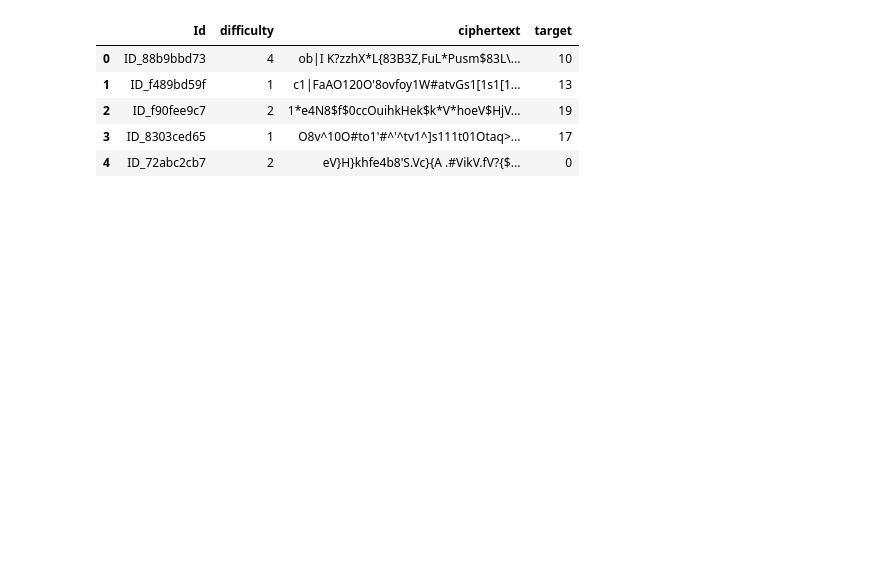
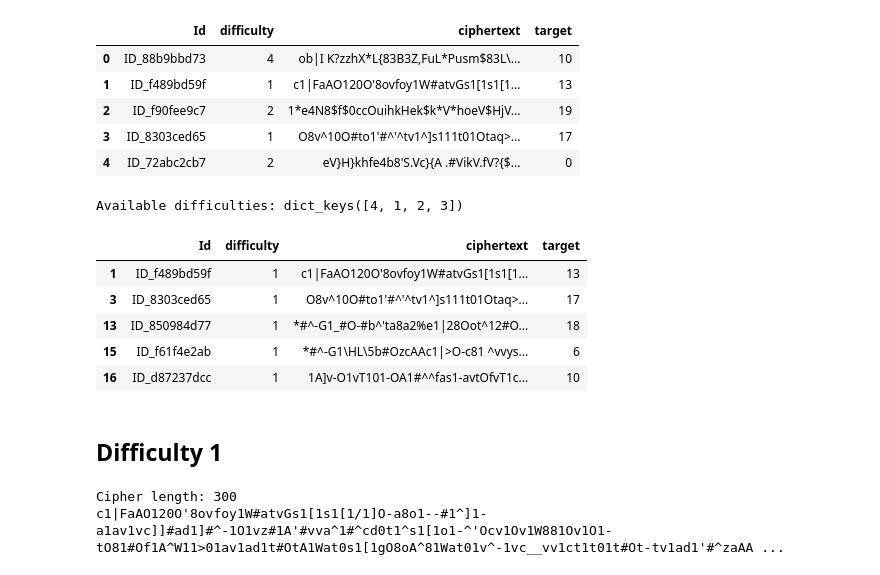
Before and after one commit to GuilhermeFreire/Newsgroups_Ciphertext_Challenge, a Jupyter notebook: exploring.ipynb, the cells around one changed output. Saved outputs shown, nothing was run; the diff lists cells and outputs as text; code cells hidden in the pictures; blank space fills up the shorter version.

```diff
--- a/exploring.ipynb
+++ b/exploring.ipynb
@@ -12,3 +12,26 @@ train_data.head()
 | 2 | ID_f90fee9c7 | 2 | 1*e4N8$f$0ccOuihkHek$k*V*hoeV$HjV... | 19 |
 | 3 | ID_8303ced65 | 1 | O8v^10O#to1'#^'^tv1^]s111t01Otaq>... | 17 |
 | 4 | ID_72abc2cb7 | 2 | eV}H}khfe4b8'S.Vc}{A .#VikV.fV?{$... | 0 |
+# %%
+data_by_level = {difficulty: train_data[train_data["difficulty"] == difficulty] for difficulty in train_data["difficulty"].unique()}
+print(f"Available difficulties: {data_by_level.keys()}")
+# %% [output]
+Available difficulties: dict_keys([4, 1, 2, 3])
+# %%
+data_by_level[1].head()
+# %% [output]
+|  | Id | difficulty | ciphertext | target |
+| 1 | ID_f489bd59f | 1 | c1|FaAO120O'8ovfoy1W#atvGs1[1s1[1... | 13 |
+| 3 | ID_8303ced65 | 1 | O8v^10O#to1'#^'^tv1^]s111t01Otaq>... | 17 |
+| 13 | ID_850984d77 | 1 | *#^-G1_#O-#b^'ta8a2%e1|28Oot^12#O... | 18 |
+| 15 | ID_f61f4e2ab | 1 | *#^-G1\HL\5b#OzcAAc1|>O-c81 ^vvys... | 6 |
+| 16 | ID_d87237dcc | 1 | 1A]v-O1vT101-OA1#^^fas1-avtOfvT1c... | 10 |
+# %% [markdown]
+## Difficulty 1
+# %%
+cipher_sample = data_by_level[1]["ciphertext"].tolist()[0]
+print(f"Cipher length: {len(cipher_sample)}")
+print(cipher_sample)
+# %% [output]
+Cipher length: 300
+c1|FaAO120O'8ovfoy1W#atvGs1[1s1[1/1]O-a8o1--#1^]1-a1av1vc]]#ad1]#^-1O1vz#1A'#vva^1#^cd0t1^s1[1o1-^'Ocv1Ov1W881Ov1O1-tO81#Of1A^W11>01av1ad1t#OtA1Wat0s1[1gO8oA^81Wat01v^-1vc__vv1ct1t01t#Ot-tv1ad1'#^zaAA ...
```
Also changed, not shown: parts of 2 cells of this notebook.
